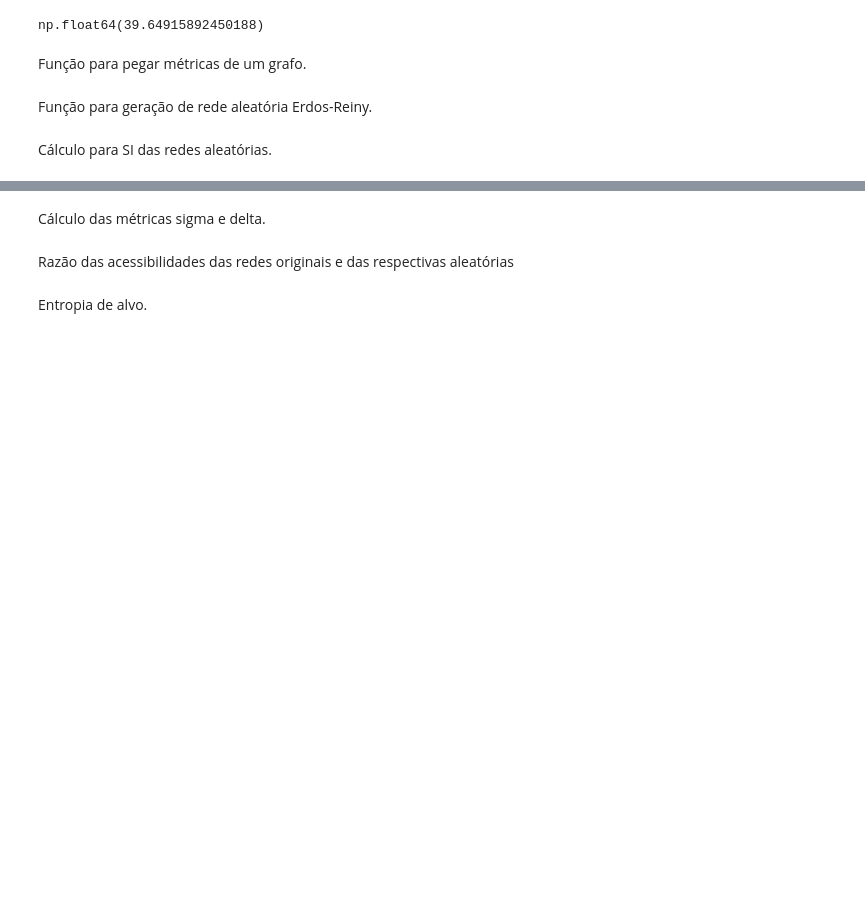
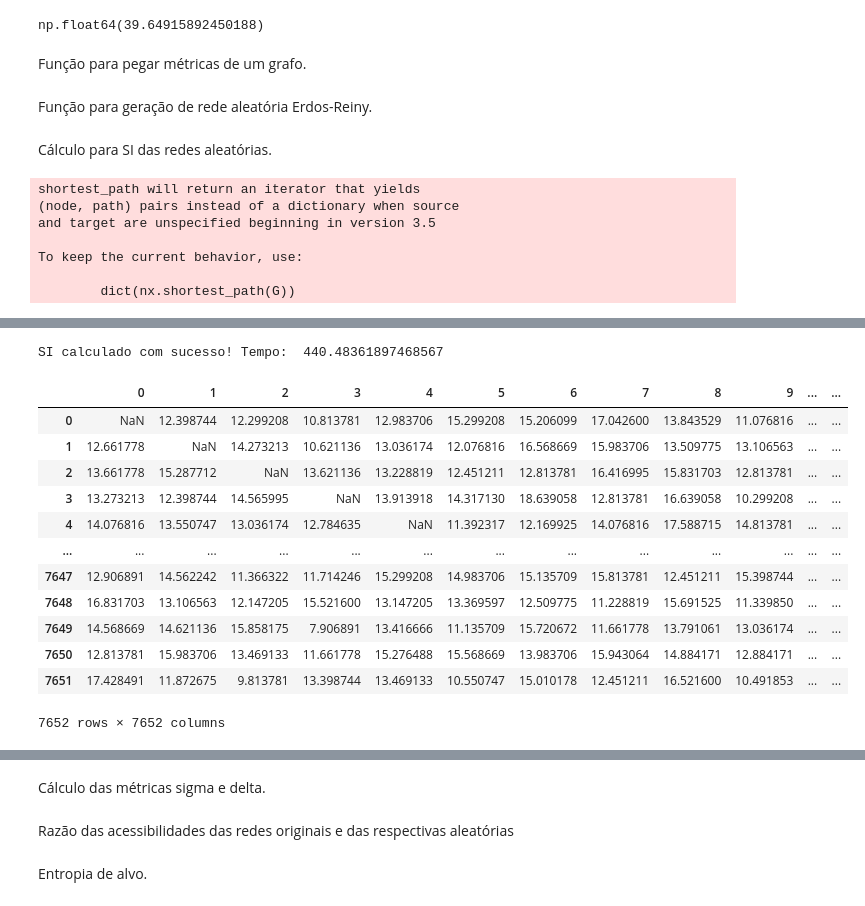
Before and after one commit to lucianoacsilva/complex-networks-2021, a Jupyter notebook: final_assessment/final_assessment.ipynb, the cells around one changed output, grey strips where cells are left out. Drawn from its saved outputs; the diff is of its cells as text; code cells hidden in the pictures; blank space fills up the shorter version.

Commit message:
feature: Executa SI das redes aleatórias de Guará e São Caetano

```diff
--- a/final_assessment/final_assessment.ipynb
+++ b/final_assessment/final_assessment.ipynb
@@ -304,6 +325,10 @@ def measures(G):
     r=nx.degree_assortativity_coefficient(G)
 
     return  k1,k2,variance,l,r
+
+medidas_corumbatai = measures(corumbatai_dual)
+medidas_guara = measures(guara_dual)
+medidas_sao_caetano = measures(sao_caetano_dual)
 # %% [markdown]
 Função para geração de rede aleatória Erdos-Reiny.
 # %%
@@ -315,16 +340,25 @@ def generate_er(N, av_degree):
   return nx.convert_node_labels_to_integers(GER, first_label=0)
 
 
-GER = generate_er(corumbatai_dual.number_of_nodes(), medidas[0])
-GER
+GER_corumbatai = generate_er(corumbatai_dual.number_of_nodes(), medidas_corumbatai[0])
+GER_guara = generate_er(guara_dual.number_of_nodes(), medidas_guara[0])
+GER_sao_caetano = generate_er(sao_caetano_dual.number_of_nodes(), medidas_sao_caetano[0])
 # %% [markdown]
 Cálculo para SI das redes aleatórias.
 # %%
-GER_sf = search_information(
-    sp = dict(nx.shortest_path(GER)),
-    adjacency = nx.adjacency_matrix(GER).todense(),
+GER_guara_sf = search_information(
+    sp = dict(nx.shortest_path(GER_guara)),
+    adjacency = nx.adjacency_matrix(GER_guara).todense(),
     has_memory=True
 )
 
-GER_sf_df = pd.DataFrame(GER_sf)
-GER_sf_df
+GER_guara_sf_df = pd.DataFrame(GER_guara_sf)
+GER_guara_sf_df
+# %% [output]
+shortest_path will return an iterator that yields
+(node, path) pairs instead of a dictionary when source
+and target are unspecified beginning in version 3.5
+
+To keep the current behavior, use:
+
+        dict(nx.shortest_path(G))
@@ -330,0 +367,14 @@ GER_sf_df
+SI calculado com sucesso! Tempo:  440.48361897468567
+|  | 0 | 1 | 2 | 3 | 4 | 5 | 6 | 7 | 8 | 9 | ... | ... |
+| 0 | NaN | 12.398744 | 12.299208 | 10.813781 | 12.983706 | 15.299208 | 15.206099 | 17.042600 | 13.843529 | 11.076816 | ... | ... |
+| 1 | 12.661778 | NaN | 14.273213 | 10.621136 | 13.036174 | 12.076816 | 16.568669 | 15.983706 | 13.509775 | 13.106563 | ... | ... |
+| 2 | 13.661778 | 15.287712 | NaN | 13.621136 | 13.228819 | 12.451211 | 12.813781 | 16.416995 | 15.831703 | 12.813781 | ... | ... |
+| 3 | 13.273213 | 12.398744 | 14.565995 | NaN | 13.913918 | 14.317130 | 18.639058 | 12.813781 | 16.639058 | 10.299208 | ... | ... |
+| 4 | 14.076816 | 13.550747 | 13.036174 | 12.784635 | NaN | 11.392317 | 12.169925 | 14.076816 | 17.588715 | 14.813781 | ... | ... |
+| ... | ... | ... | ... | ... | ... | ... | ... | ... | ... | ... | ... | ... |
+| 7647 | 12.906891 | 14.562242 | 11.366322 | 11.714246 | 15.299208 | 14.983706 | 15.135709 | 15.813781 | 12.451211 | 15.398744 | ... | ... |
+| 7648 | 16.831703 | 13.106563 | 12.147205 | 15.521600 | 13.147205 | 13.369597 | 12.509775 | 11.228819 | 15.691525 | 11.339850 | ... | ... |
+| 7649 | 14.568669 | 14.621136 | 15.858175 | 7.906891 | 13.416666 | 11.135709 | 15.720672 | 11.661778 | 13.791061 | 13.036174 | ... | ... |
+| 7650 | 12.813781 | 15.983706 | 13.469133 | 11.661778 | 15.276488 | 15.568669 | 13.983706 | 15.943064 | 14.884171 | 12.884171 | ... | ... |
+| 7651 | 17.428491 | 11.872675 | 9.813781 | 13.398744 | 13.469133 | 10.550747 | 15.010178 | 12.451211 | 16.521600 | 10.491853 | ... | ... |
+7652 rows × 7652 columns
```
Also changed, not shown: parts of 12 cells of this notebook.
